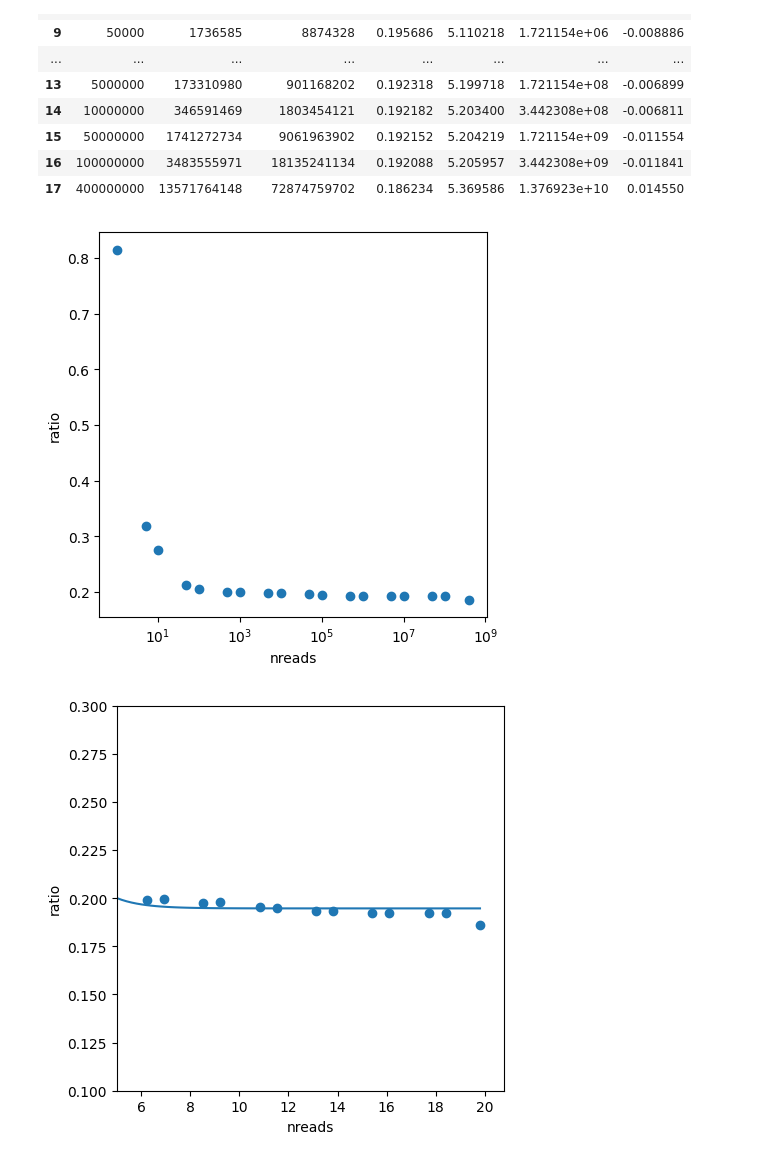
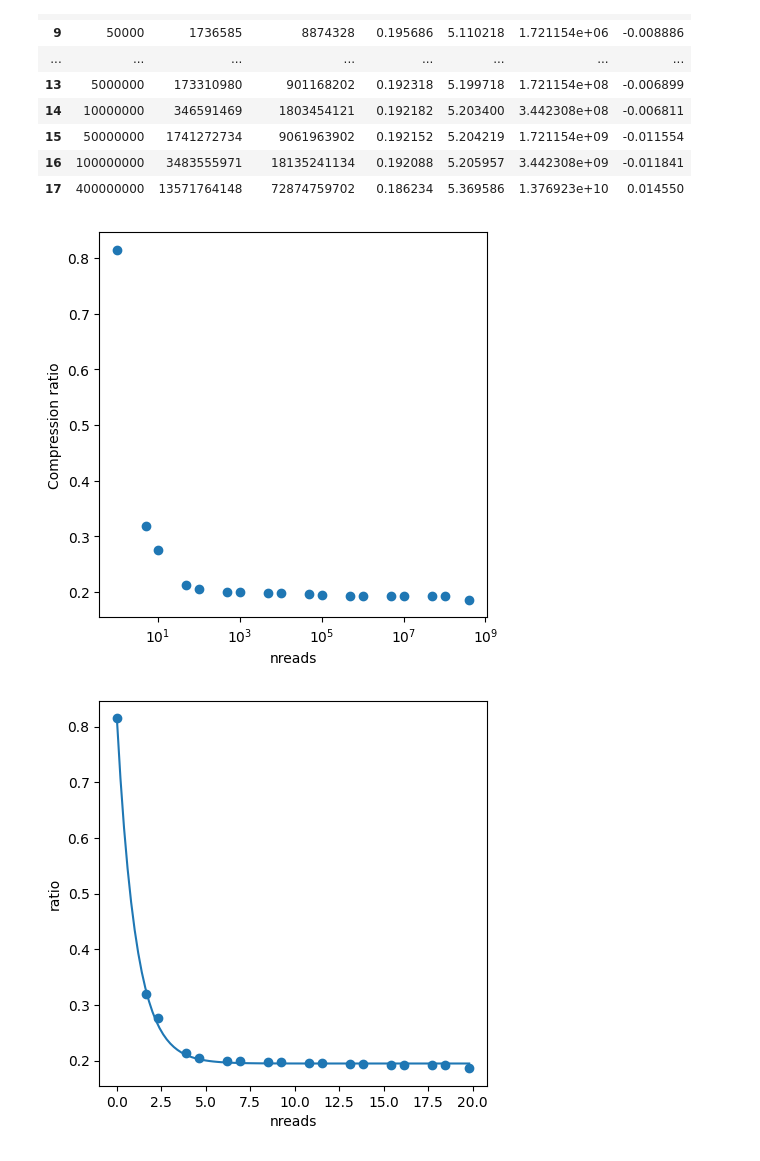
Before and after one commit to sbooeshaghi/seq.run, a Jupyter notebook: model.ipynb, the cells around one changed output. Saved outputs shown, nothing was run; the diff lists cells and outputs as text; code cells hidden in the pictures.

```diff
--- a/model.ipynb
+++ b/model.ipynb
@@ -69,13 +143,13 @@ y = df["efficiency"]
 ax.scatter(x,y)
 ax.set(**{
     "xlabel": "nreads",
-    "ylabel": "ratio",
+    "ylabel": "Compression ratio",
     "xscale": "log",
 })
 
 fig.show()
 # %% [output]
-[figure, old version]
+[figure, new version]
 # %%
 import numpy as np
 from scipy.optimize import curve_fit
@@ -100,20 +174,20 @@ y_fit = exponential_decay(x_fit, a_opt, b_opt, c_opt)
 # %%
 fig, ax = plt.subplots(figsize=(5,5))
 
 ax.plot(x_fit,y_fit)
 
 x = np.log(df["nreads"])
 y = df["efficiency"]
 ax.scatter(x,y)
 ax.set(**{
     "xlabel": "nreads",
     "ylabel": "ratio",
-    "xlim": (5),
-    "ylim": (0.1, .3)
+    # "xlim": (5),
+    # "ylim": (0.1, .3)
     # "xscale": "log",
 })
 
 
 fig.show()
 # %% [output]
-[figure, old version]
+[figure, new version]
```
Also changed, not shown: parts of 3 cells of this notebook.
